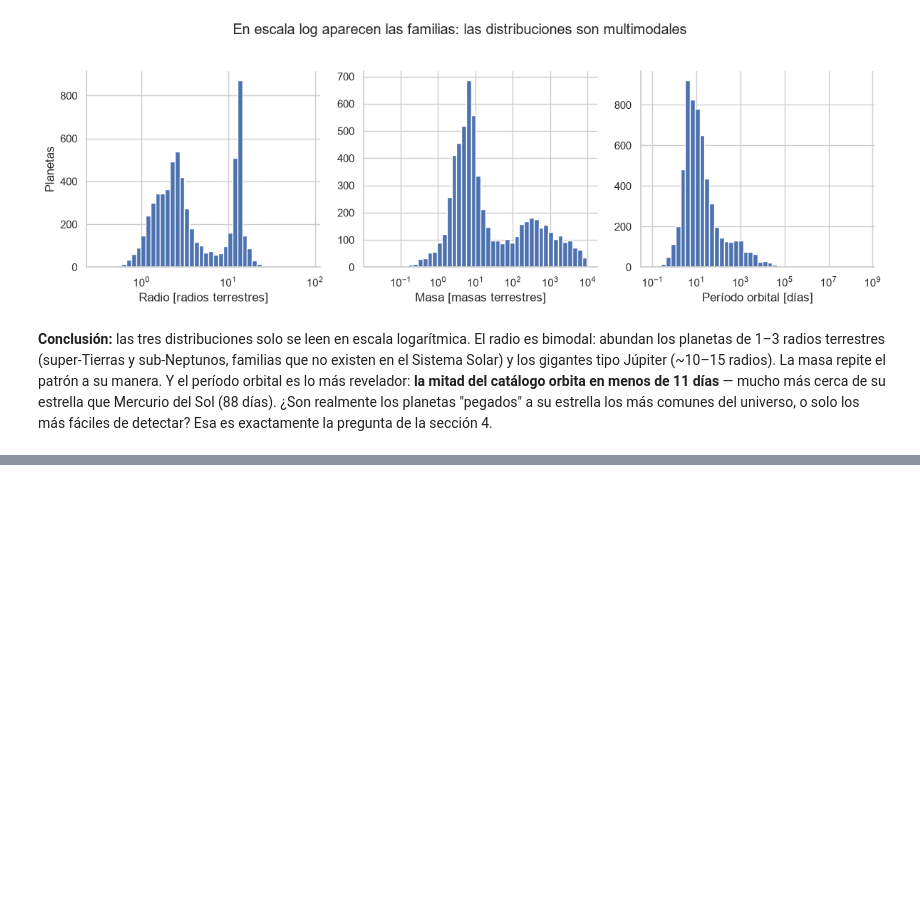
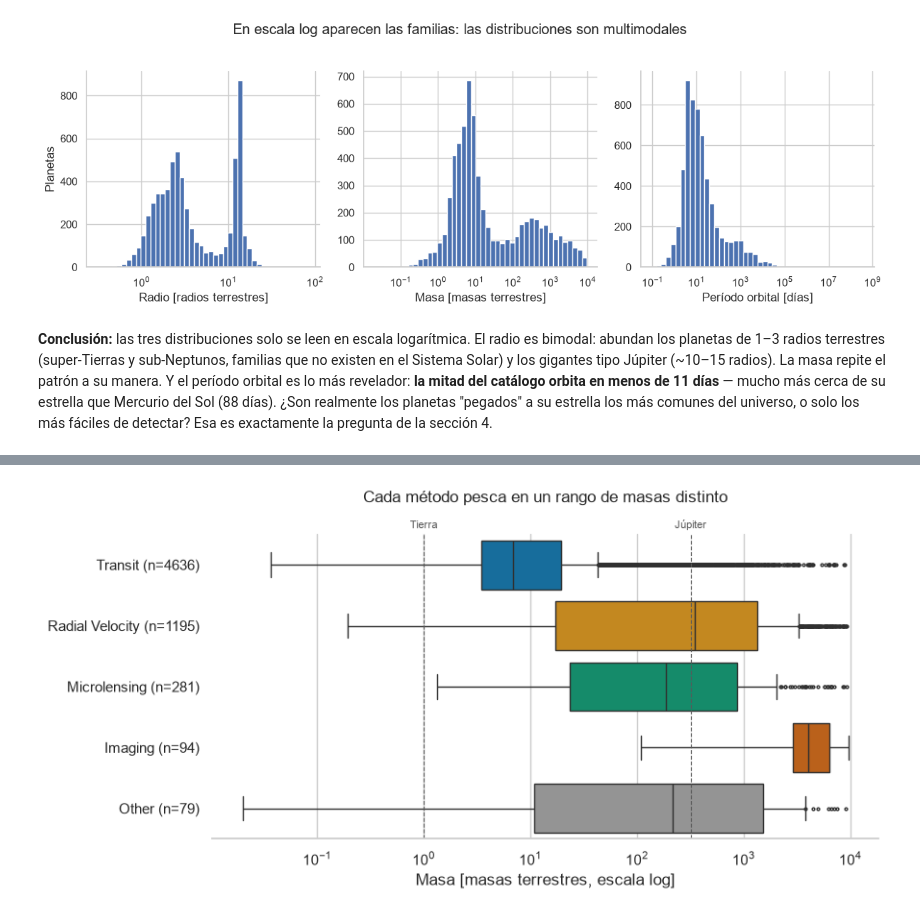
Before and after one commit to Nachuwu/exoplanet-eda, a Jupyter notebook: notebooks/exoplanet-eda.ipynb, the cells around one changed output, grey strips where cells are left out. Saved outputs shown, nothing was run; the diff lists cells and outputs as text; code cells hidden in the pictures; blank space fills up the shorter version.

```diff
--- a/notebooks/exoplanet-eda.ipynb
+++ b/notebooks/exoplanet-eda.ipynb
@@ -410,0 +422,12 @@ de la sección 4.
+# %%
+# Orden y colores fijos por método para toda la sección:
+# el lector asocia un color a un método una sola vez
+# (paleta apta para daltonismo, basada en la "colorblind" de seaborn)
+METHOD_ORDER = ["Transit", "Radial Velocity", "Microlensing", "Imaging", "Other"]
+METHOD_COLORS = {
+    "Transit": "#0173B2",          # azul
+    "Radial Velocity": "#DE8F05",  # naranjo
+    "Microlensing": "#029E73",     # verde
+    "Imaging": "#D55E00",          # rojo ladrillo
+    "Other": "#949494",            # gris
+}
@@ -410,0 +442,25 @@ de la sección 4.
+# %%
+data = df_clean.dropna(subset=["pl_bmasse"])
+counts = data["method_grouped"].value_counts()
+
+fig, ax = plt.subplots(figsize=(9, 4.5))
+sns.boxplot(data=data, y="method_grouped", x="pl_bmasse", order=METHOD_ORDER,
+            hue="method_grouped", palette=METHOD_COLORS, legend=False,
+            fliersize=2, ax=ax)
+ax.set_xscale("log")
+
+# Masas de referencia del Sistema Solar (etiquetas sobre el borde superior)
+for mass, name in [(1.0, "Tierra"), (317.8, "Júpiter")]:
+    ax.axvline(mass, color="0.35", lw=0.8, ls="--")
+    ax.text(mass, -0.6, name, fontsize=8, color="0.35", ha="center")
+
+ax.set_xlabel("Masa [masas terrestres, escala log]")
+ax.set_ylabel("")
+ax.set_yticks(range(len(METHOD_ORDER)),
+              [f"{m} (n={counts[m]})" for m in METHOD_ORDER])
+ax.set_title("Cada método pesca en un rango de masas distinto", pad=24)
+sns.despine(left=True)
+plt.tight_layout()
+plt.show()
+# %% [output]
+[figure, added]
```
Also changed, not shown: parts of 9 cells of this notebook.
